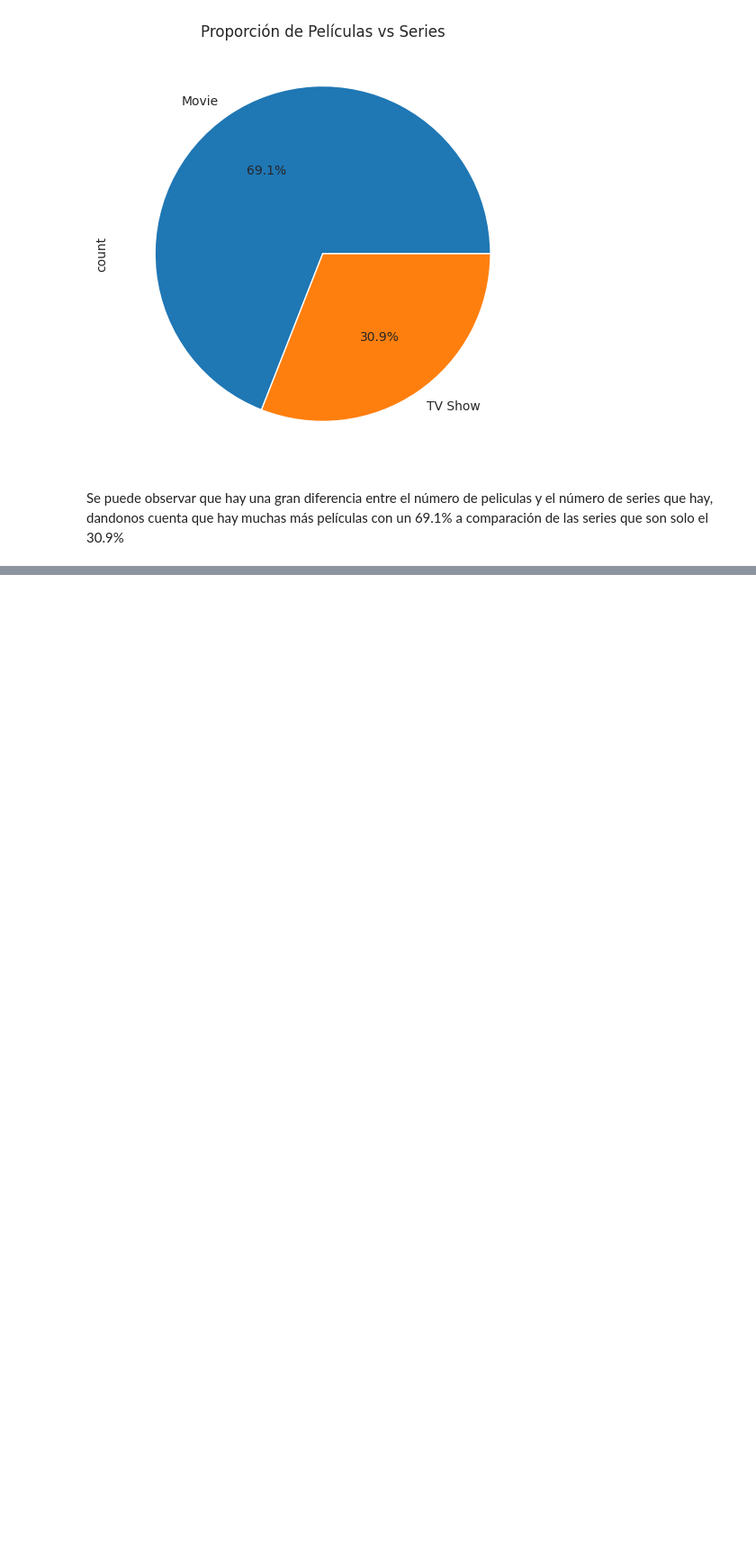
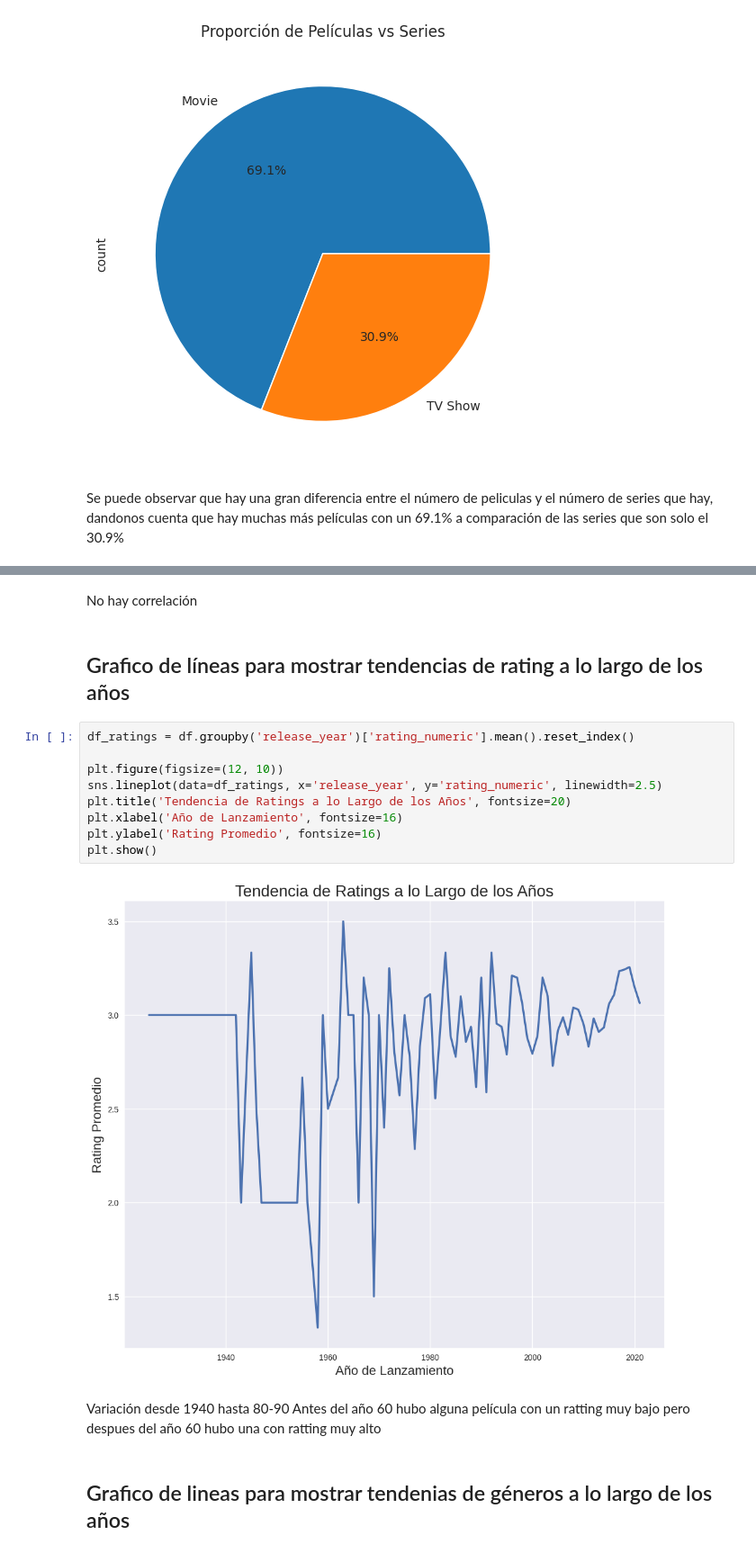
Before and after one commit to ItzelPF/Visualizacion_Datos, a Jupyter notebook: NetFlix.ipynb, the cells around one changed output, grey strips where cells are left out. Shown at 90% size. Drawn from its saved outputs; the diff is of its cells as text; blank space fills up the shorter version.

```diff
--- a/NetFlix.ipynb
+++ b/NetFlix.ipynb
@@ -395,0 +442,20 @@ Se puede observar que hay una gran diferencia entre el número de peliculas y el
+# %% [markdown]
+No hay correlación
+# %% [markdown]
+## Grafico de líneas para mostrar tendencias de rating a lo largo de los años
+# %%
+df_ratings = df.groupby('release_year')['rating_numeric'].mean().reset_index()
+
+plt.figure(figsize=(12, 10))
+sns.lineplot(data=df_ratings, x='release_year', y='rating_numeric', linewidth=2.5)
+plt.title('Tendencia de Ratings a lo Largo de los Años', fontsize=20)
+plt.xlabel('Año de Lanzamiento', fontsize=16)
+plt.ylabel('Rating Promedio', fontsize=16)
+plt.show()
+# %% [output]
+[figure, added]
+# %% [markdown]
+Variación desde 1940 hasta 80-90
+Antes del año 60 hubo alguna película con un ratting muy bajo pero despues del año 60 hubo una con ratting muy alto
+# %% [markdown]
+## Grafico de lineas para mostrar tendenias de géneros a lo largo de los años
```
Also changed, not shown: parts of 13 cells of this notebook.
